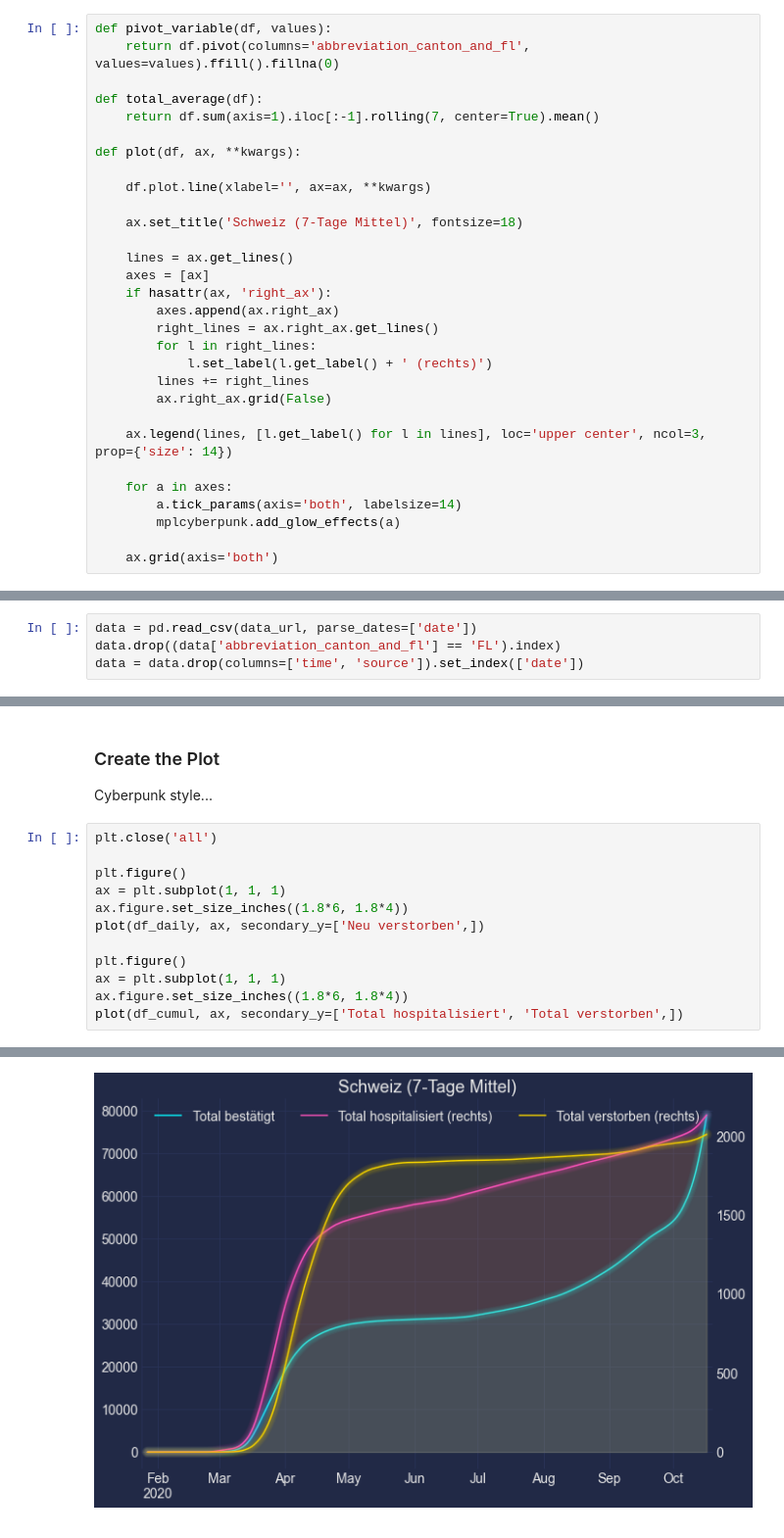
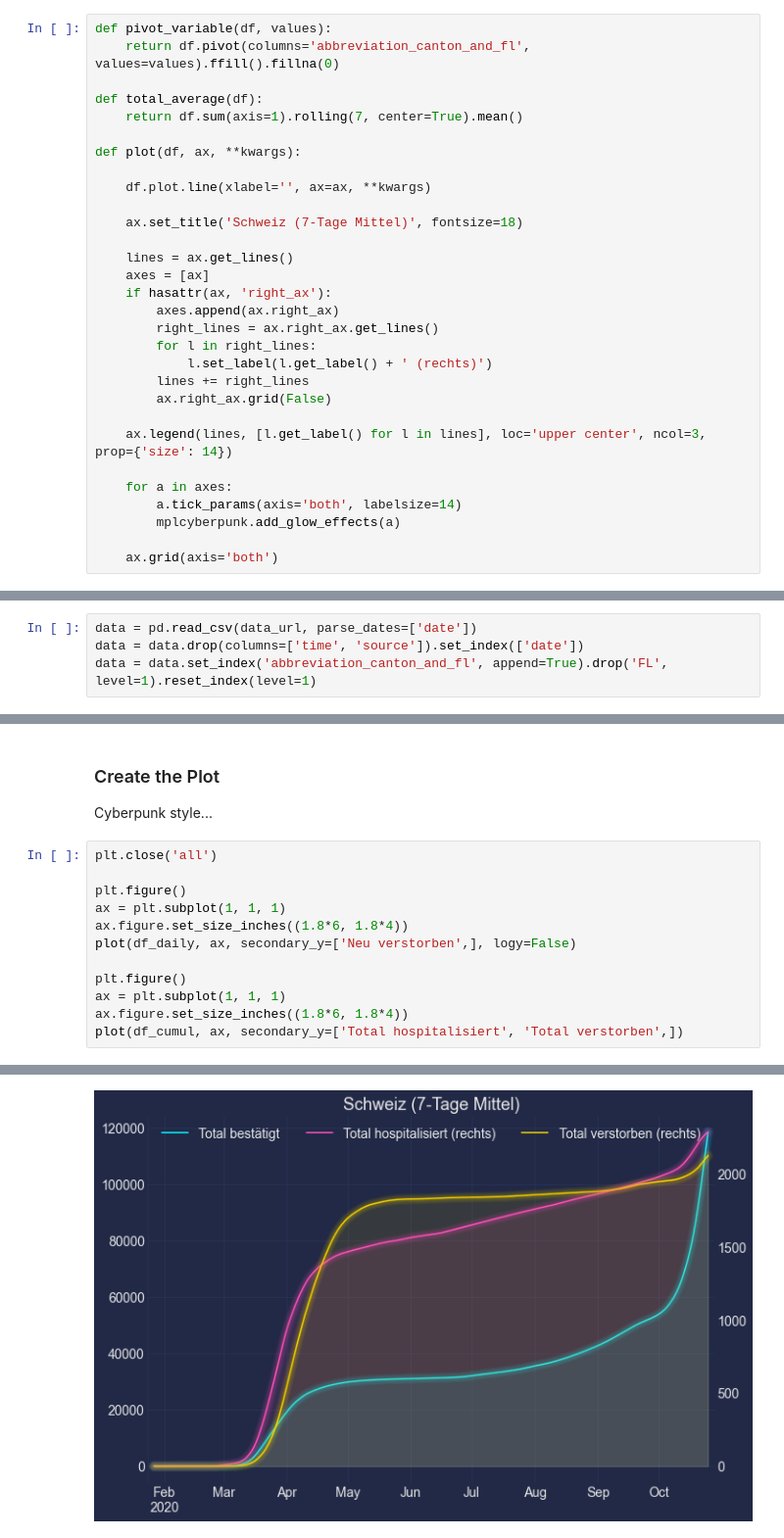
Before and after one commit to wildmichael/swisscovid, a Jupyter notebook: CovidSchweiz.ipynb, the cells around one changed output, grey strips where cells are left out. Shown at 98% size. Saved outputs shown, nothing was run; the diff lists cells and outputs as text.

```diff
--- a/CovidSchweiz.ipynb
+++ b/CovidSchweiz.ipynb
@@ -17,7 +19,7 @@ def pivot_variable(df, values):
     return df.pivot(columns='abbreviation_canton_and_fl', values=values).ffill().fillna(0)
 
 def total_average(df):
-    return df.sum(axis=1).iloc[:-1].rolling(7, center=True).mean()
+    return df.sum(axis=1).rolling(7, center=True).mean()
 
 def plot(df, ax, **kwargs):
 
@@ -46,8 +48,8 @@ def plot(df, ax, **kwargs):
 ### Load Data and Drop Unused Columns and Liechtenstein
 # %%
 data = pd.read_csv(data_url, parse_dates=['date'])
-data.drop((data['abbreviation_canton_and_fl'] == 'FL').index)
 data = data.drop(columns=['time', 'source']).set_index(['date'])
+data = data.set_index('abbreviation_canton_and_fl', append=True).drop('FL', level=1).reset_index(level=1)
 # %% [markdown]
 ### Extract Variables of Interest and Pivot by Canton
 # %%
@@ -81,7 +83,7 @@ plt.close('all')
 plt.figure()
 ax = plt.subplot(1, 1, 1)
 ax.figure.set_size_inches((1.8*6, 1.8*4))
-plot(df_daily, ax, secondary_y=['Neu verstorben',])
+plot(df_daily, ax, secondary_y=['Neu verstorben',], logy=False)
 
 plt.figure()
 ax = plt.subplot(1, 1, 1)
@@ -92 +94 @@ plot(df_cumul, ax, secondary_y=['Total hospitalisiert', 'Total verstorben',])
-[figure, old version]
+[figure, new version]
```
Also changed, not shown: parts of 32 cells of this notebook, 1 other file.
